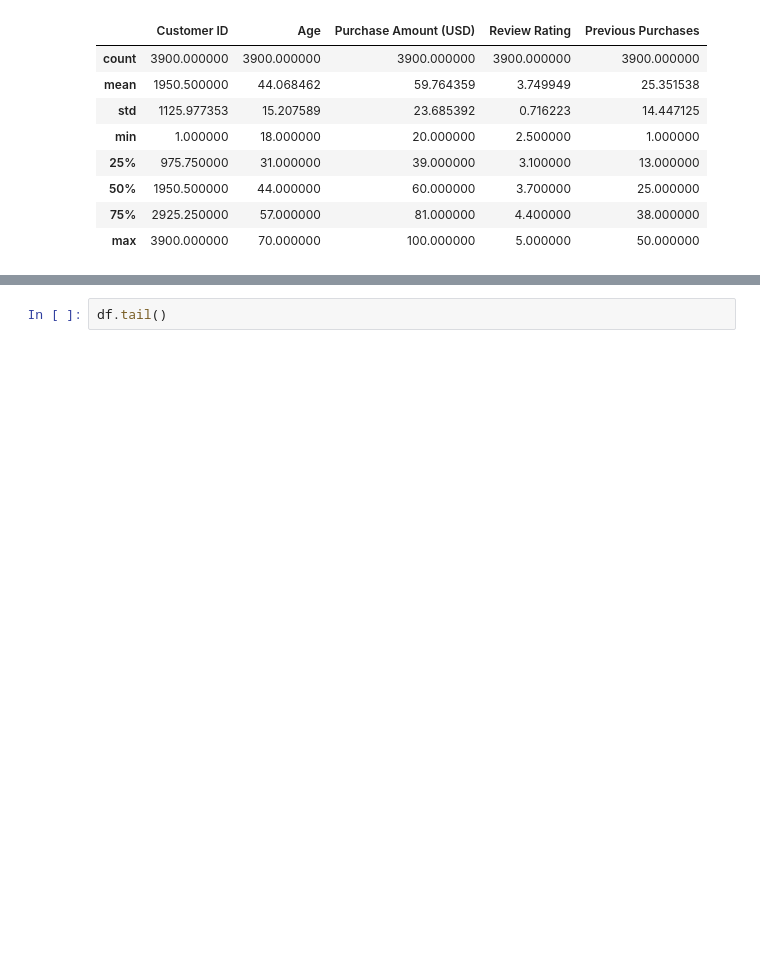
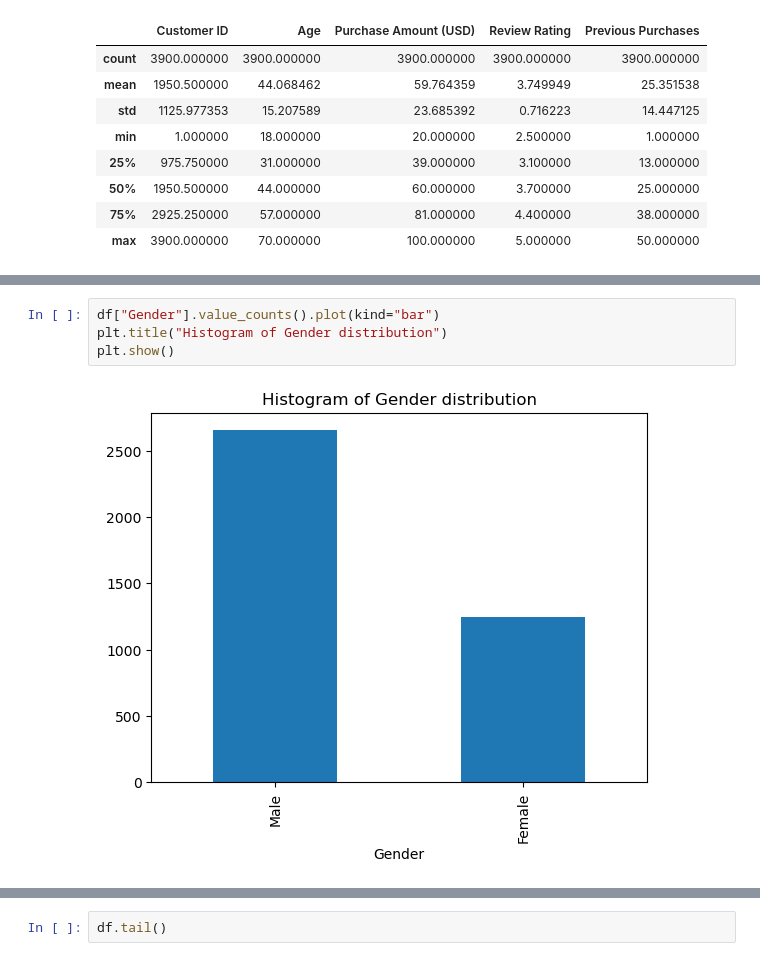
Before and after one commit to emmaudeji/data-science-projects, a Jupyter notebook: eda/1.data-inspection.ipynb, the cells around one changed output, grey strips where cells are left out. Saved outputs shown, nothing was run; the diff lists cells and outputs as text; blank space fills up the shorter version.

```diff
--- a/eda/1.data-inspection.ipynb
+++ b/eda/1.data-inspection.ipynb
@@ -62,0 +73,6 @@ df.head()
+# %%
+df["Gender"].value_counts().plot(kind="bar")
+plt.title("Histogram of Gender distribution")
+plt.show()
+# %% [output]
+[figure, added]
```
Also changed, not shown: parts of 35 cells of this notebook, 27 other files.
